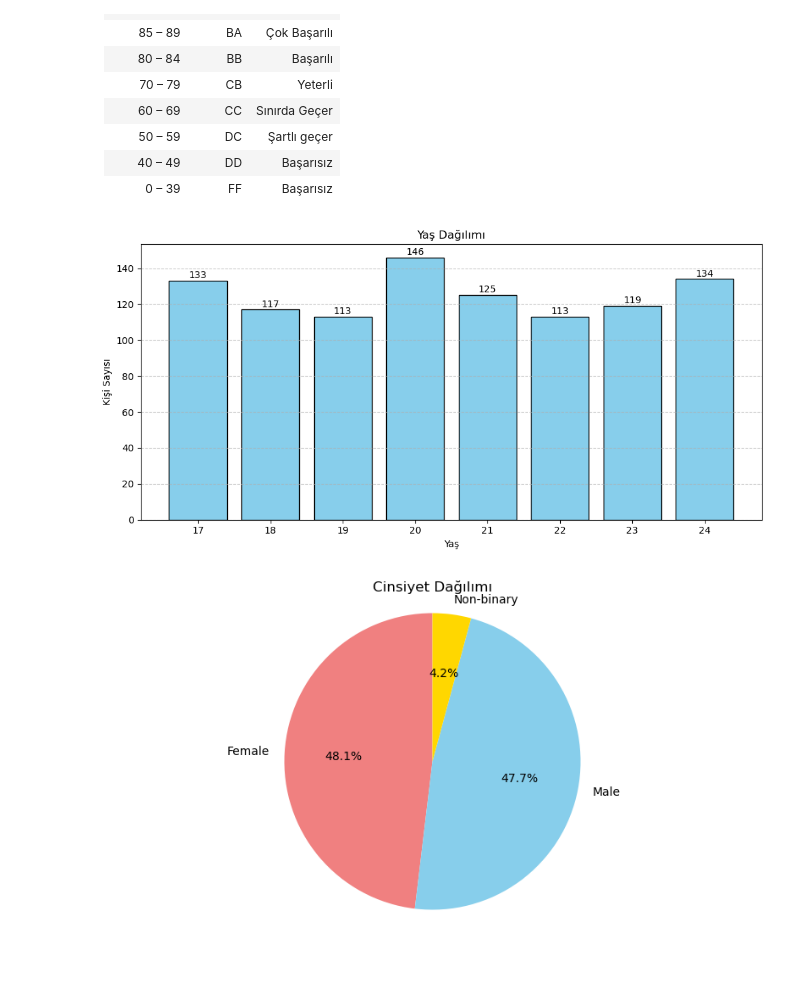
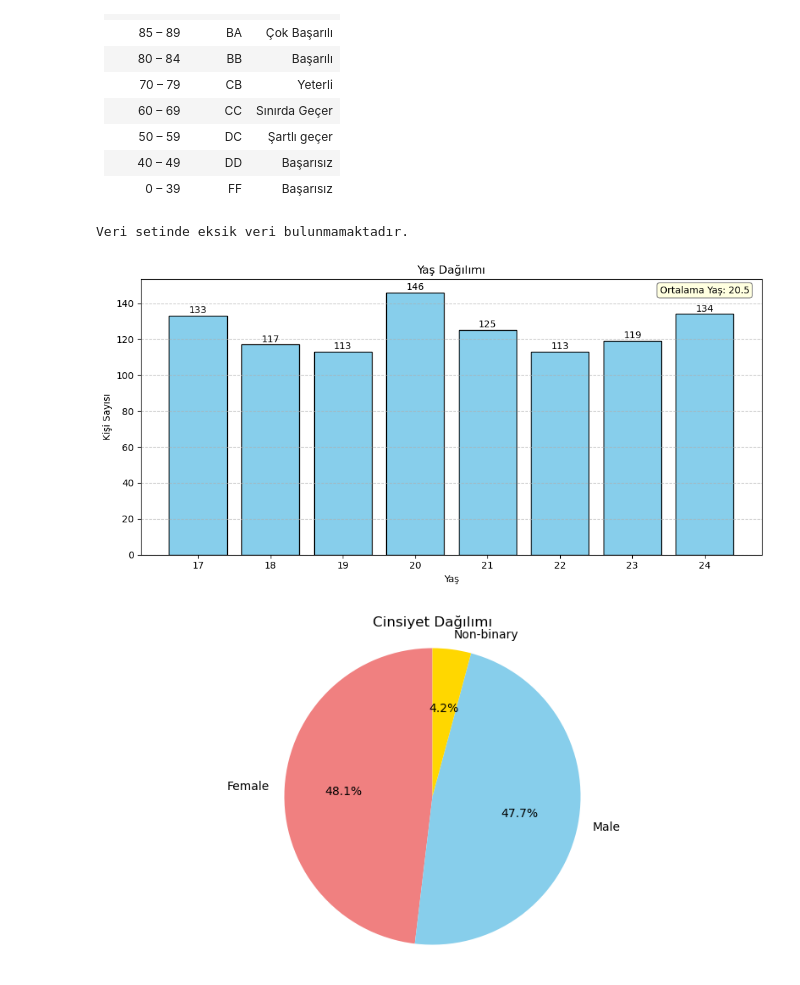
Before and after one commit to uct-trk/Veri-Madenciligi, a Jupyter notebook: data_analysis.ipynb, the cells around one changed output. Cells and saved outputs as stored; diff of their text form; code cells hidden in the pictures.

```diff
--- a/data_analysis.ipynb
+++ b/data_analysis.ipynb
@@ -47,31 +43,60 @@ df.head(5)
 | 50 – 59      | DC  | Şartlı geçer  |
 | 40 – 49      | DD  | Başarısız  |
 | 0 – 39       | FF   | Başarısız                       |
+# %%
+import pandas as pd
+
+df = pd.read_csv('data.csv')
+
+missing_data = df.isnull().sum().reset_index()
+missing_data.columns = ['Sütun Adı', 'Eksik Veri Sayısı']
+
+missing_data = missing_data[missing_data['Eksik Veri Sayısı'] > 0]
+
+if missing_data.empty:
+    print("Veri setinde eksik veri bulunmamaktadır.")
+else:
+    from IPython.display import display
+    display(missing_data)
+# %% [output]
+Veri setinde eksik veri bulunmamaktadır.
 # %%
 import pandas as pd
 import matplotlib.pyplot as plt
 
 df = pd.read_csv("data.csv")
 
 age_counts = df['age'].value_counts().sort_index()
+mean_age = df['age'].mean()
 
 plt.figure(figsize=(10, 5))
 bars = plt.bar(age_counts.index, age_counts.values, color='skyblue', edgecolor='black')
 
 plt.title("Yaş Dağılımı")
 plt.xlabel("Yaş")
 plt.ylabel("Kişi Sayısı")
 plt.xticks(rotation=0)
 plt.grid(axis='y', linestyle='--', alpha=0.7)
 
+# Sütunların üstüne kişi sayısını yaz
 for bar in bars:
     yval = bar.get_height()
     plt.text(bar.get_x() + bar.get_width()/2, yval + 0.3, int(yval), ha='center', va='bottom')
 
+# Ortalama yaş bilgisini sağ üst köşeye yaz
+plt.text(
+    0.98, 0.95,
+    f"Ortalama Yaş: {mean_age:.1f}",
+    transform=plt.gca().transAxes,
+    fontsize=10,
+    ha='right',
+    bbox=dict(boxstyle="round,pad=0.3", edgecolor='gray', facecolor='lightyellow')
+)
+
 plt.tight_layout()
 plt.show()
 # %% [output]
-[figure, old version]
+[figure, new version]
 # %%
 import pandas as pd
 import matplotlib.pyplot as plt
```
Also changed, not shown: parts of 9 cells of this notebook, 1 other file.
